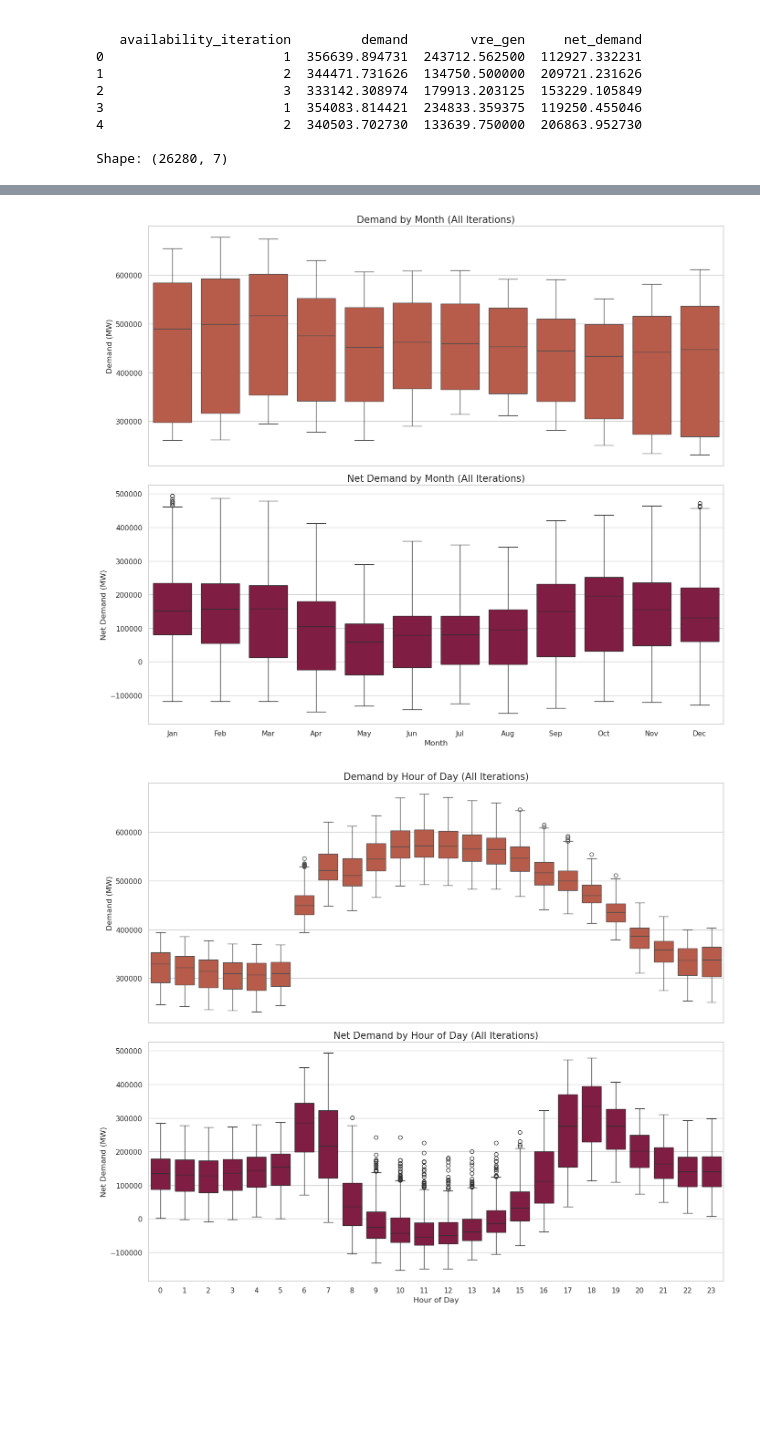
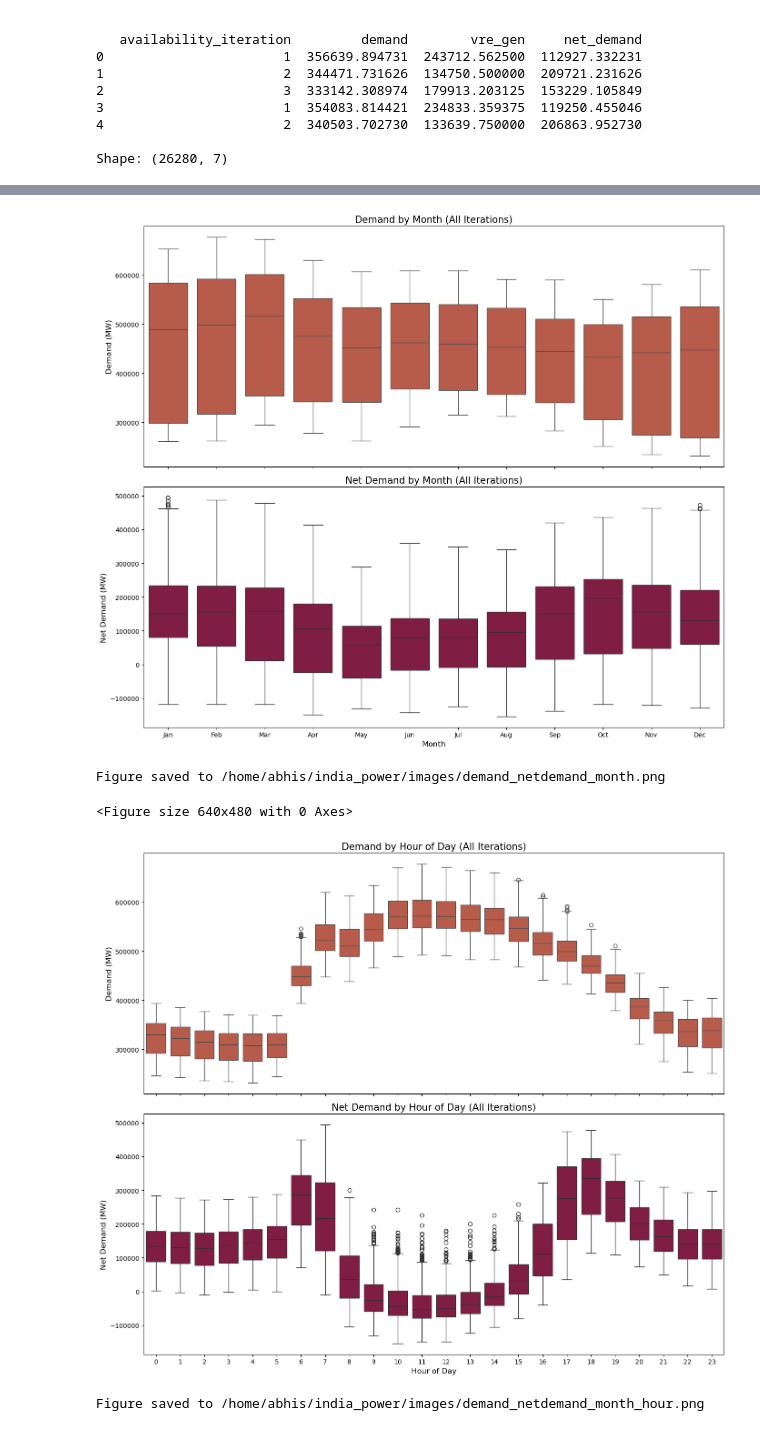
Before and after one commit to cetlab-ucsb/gridpath_india_viz, a Jupyter notebook: software/tech_plots_ra.ipynb, the cells around one changed output, grey strips where cells are left out. Saved outputs shown, nothing was run; the diff lists cells and outputs as text; code cells hidden in the pictures; blank space fills up the shorter version.

```diff
--- a/software/tech_plots_ra.ipynb
+++ b/software/tech_plots_ra.ipynb
@@ -12,6 +12,7 @@ import calendar
 
 # --- Configuration ---
 path_to_scenarios = '/home/abhis/india_power/scenarios'
+path_to_save_images = '/home/abhis/india_power/images'
 # scenario_names = ['iced_2050_cc_1','iced_2050_cc_2','iced_2050_cc_3'] # Example: Explicit list
 # scenario_names = ['pier_mid_ra_2040_1','pier_mid_ra_2040_2','pier_mid_ra_2040_3'] # Example: Explicit list
 
@@ -388,32 +395,43 @@ axes[0].set_title('Demand by Month (All Iterations)', fontsize=15)
 axes[0].set_ylabel('Demand (MW)', fontsize=12)
 axes[0].set_xlabel('')
 
 # Net Demand by Month
 sns.boxplot(x='month', y='net_demand', data=plot_df, order=month_order, ax=axes[1], color='#900C3F')
 axes[1].set_title('Net Demand by Month (All Iterations)', fontsize=15)
 axes[1].set_ylabel('Net Demand (MW)', fontsize=12)
 axes[1].set_xlabel('Month', fontsize=12)
 
 plt.tight_layout()
 plt.show()
+# Save the figure
+output_path = os.path.join(path_to_save_images, 'demand_netdemand_month.png')
+plt.savefig(output_path, dpi=300)
+print(f"Figure saved to {output_path}")
 
 # --- Plot 2: Demand and Net Demand by Hour of Day ---
 fig, axes = plt.subplots(2, 1, figsize=(14, 12), sharex=True)
 
 # Demand by Hour
 sns.boxplot(x='hour', y='demand', data=plot_df, ax=axes[0], color='#C94F39')
 axes[0].set_title('Demand by Hour of Day (All Iterations)', fontsize=15)
 axes[0].set_ylabel('Demand (MW)', fontsize=12)
 axes[0].set_xlabel('')
 
 # Net Demand by Hour
 sns.boxplot(x='hour', y='net_demand', data=plot_df, ax=axes[1], color='#900C3F')
 axes[1].set_title('Net Demand by Hour of Day (All Iterations)', fontsize=15)
 axes[1].set_ylabel('Net Demand (MW)', fontsize=12)
 axes[1].set_xlabel('Hour of Day', fontsize=12)
 
 plt.tight_layout()
 plt.show()
+# Save the figure
+output_path = os.path.join(path_to_save_images, 'demand_netdemand_month_hour.png')
+plt.savefig(output_path, dpi=300)
+print(f"Figure saved to {output_path}")
 # %% [output]
-[figure, old version]
+[figure, new version]
+Figure saved to /home/abhis/india_power/images/demand_netdemand_month.png
+<Figure size 640x480 with 0 Axes>
-[figure, old version]
+[figure, new version]
+Figure saved to /home/abhis/india_power/images/demand_netdemand_month_hour.png
```
Also changed, not shown: parts of 9 cells of this notebook.
